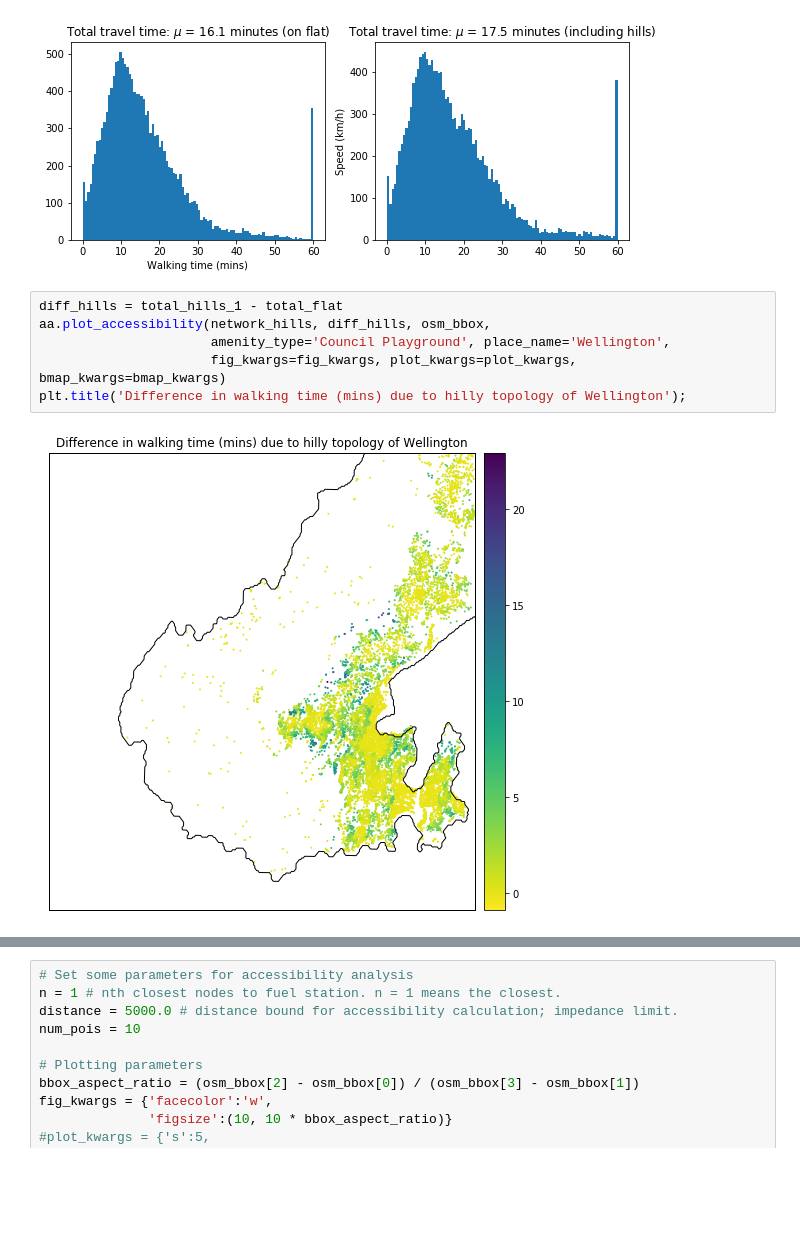
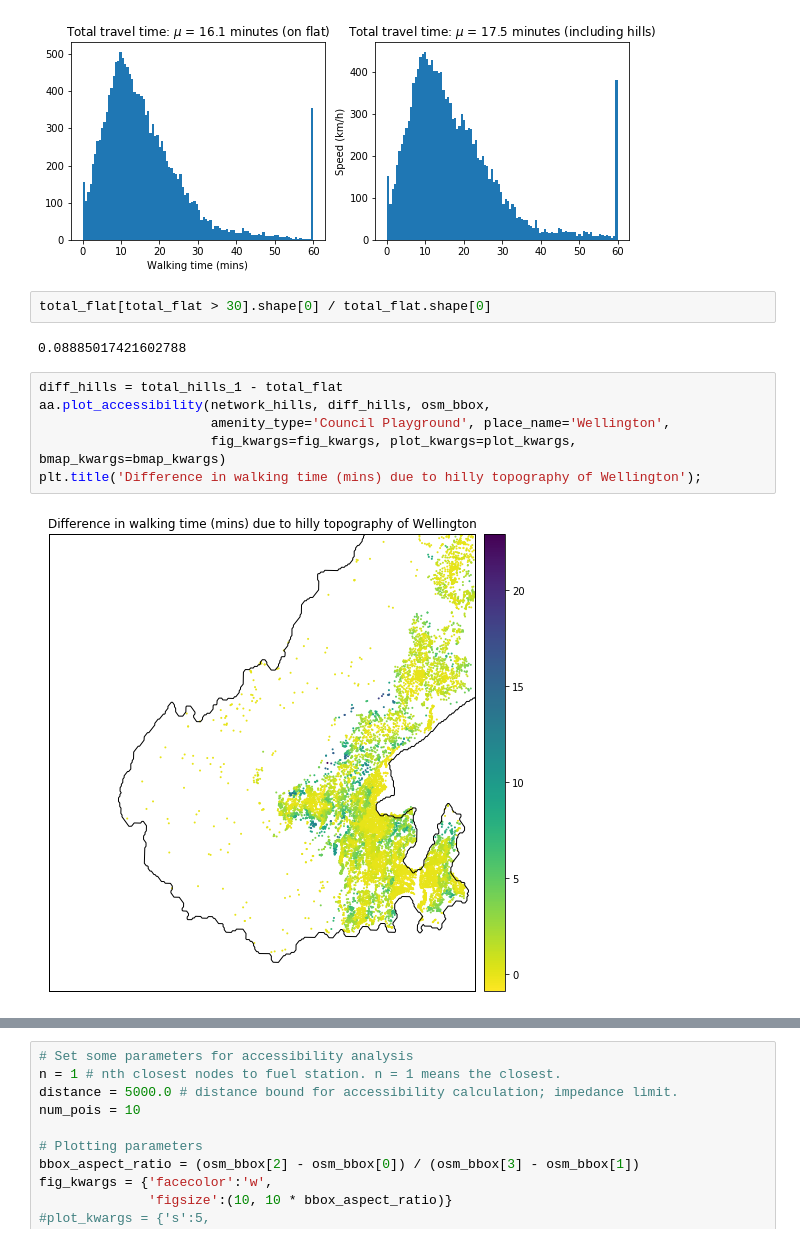
Before and after one commit to shriv/accessibility-series, a Jupyter notebook: Accounting for hills in accessibility analyses.ipynb, the cells around one changed output, grey strips where cells are left out. Drawn from its saved outputs; the diff is of its cells as text; blank space fills up the shorter version.

```diff
--- a/Accounting for hills in accessibility analyses.ipynb
+++ b/Accounting for hills in accessibility analyses.ipynb
@@ -375,11 +378,15 @@ plt.ylabel('Speed (km/h)');
 plt.title("Total travel time: $\mu$ = {:.1f} minutes (including hills)".format(np.mean(total_hills_1)));
 # %% [output]
 [figure]
+# %%
+total_flat[total_flat > 30].shape[0] / total_flat.shape[0]
+# %% [output]
+0.08885017421602788
 # %%
 diff_hills = total_hills_1 - total_flat
 aa.plot_accessibility(network_hills, diff_hills, osm_bbox,
                       amenity_type='Council Playground', place_name='Wellington',
                       fig_kwargs=fig_kwargs, plot_kwargs=plot_kwargs, bmap_kwargs=bmap_kwargs)
-plt.title('Difference in walking time (mins) due to hilly topology of Wellington');
+plt.title('Difference in walking time (mins) due to hilly topography of Wellington');
 # %% [output]
-[figure, old version]
+[figure, new version]
```
Also changed, not shown: parts of 34 cells of this notebook.
